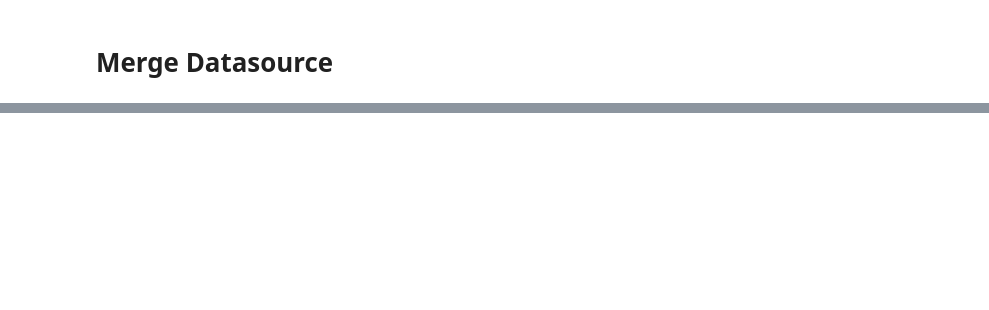
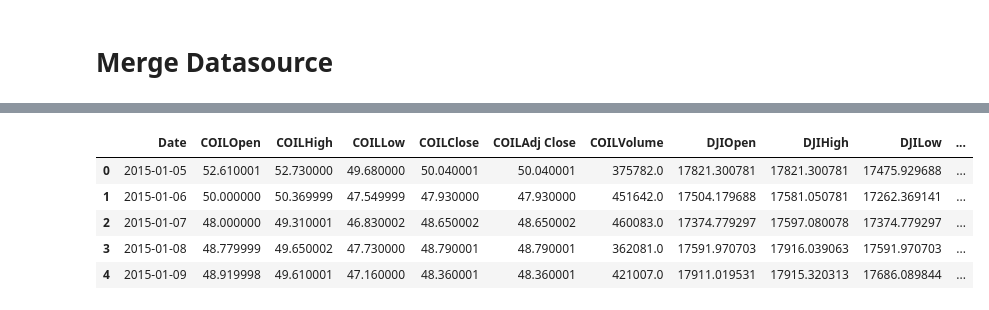
Before and after one commit to ken-365/trend_forecast, a Jupyter notebook: 03notebook/merge_datasource.ipynb, the cells around one changed output, grey strips where cells are left out. Saved outputs shown, nothing was run; the diff lists cells and outputs as text; code cells hidden in the pictures; blank space fills up the shorter version.

```diff
--- a/03notebook/merge_datasource.ipynb
+++ b/03notebook/merge_datasource.ipynb
@@ -30,0 +71,10 @@ indices = pd.read_csv(os.path.join(datapath,'General_data.csv'))
+# %%
+indices = pd.concat([indices[['Date']],indices.iloc[:,9:]],axis = 1)
+indices.head()
+# %% [output]
+|  | Date | COILOpen | COILHigh | COILLow | COILClose | COILAdj Close | COILVolume | DJIOpen | DJIHigh | DJILow | ... |
+| 0 | 2015-01-05 | 52.610001 | 52.730000 | 49.680000 | 50.040001 | 50.040001 | 375782.0 | 17821.300781 | 17821.300781 | 17475.929688 | ... |
+| 1 | 2015-01-06 | 50.000000 | 50.369999 | 47.549999 | 47.930000 | 47.930000 | 451642.0 | 17504.179688 | 17581.050781 | 17262.369141 | ... |
+| 2 | 2015-01-07 | 48.000000 | 49.310001 | 46.830002 | 48.650002 | 48.650002 | 460083.0 | 17374.779297 | 17597.080078 | 17374.779297 | ... |
+| 3 | 2015-01-08 | 48.779999 | 49.650002 | 47.730000 | 48.790001 | 48.790001 | 362081.0 | 17591.970703 | 17916.039063 | 17591.970703 | ... |
+| 4 | 2015-01-09 | 48.919998 | 49.610001 | 47.160000 | 48.360001 | 48.360001 | 421007.0 | 17911.019531 | 17915.320313 | 17686.089844 | ... |
```
Also changed, not shown: parts of 7 cells of this notebook, 2 other files.
